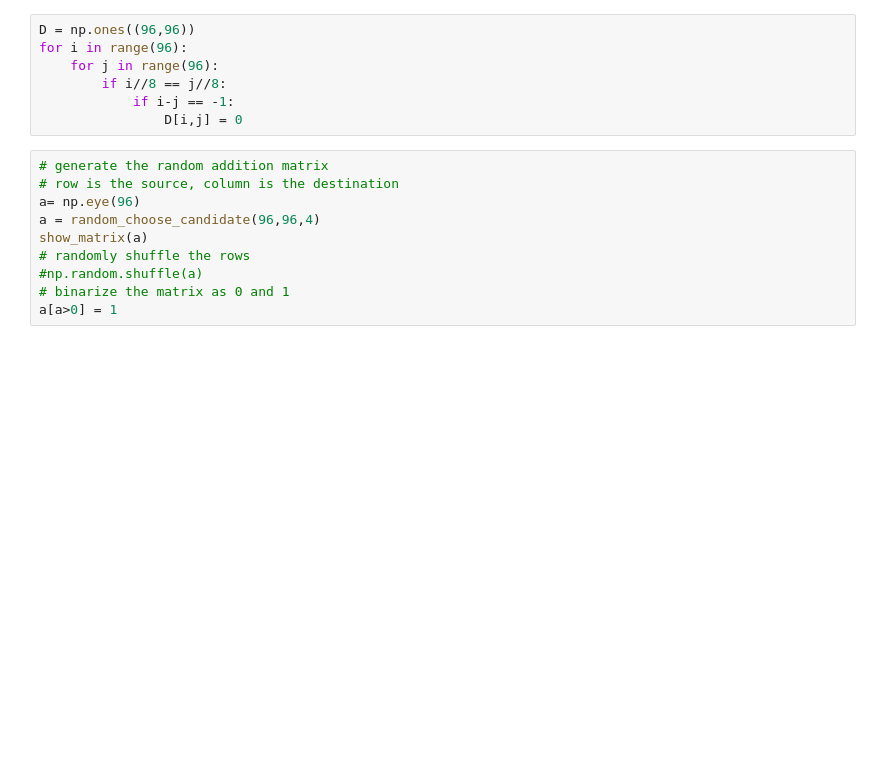
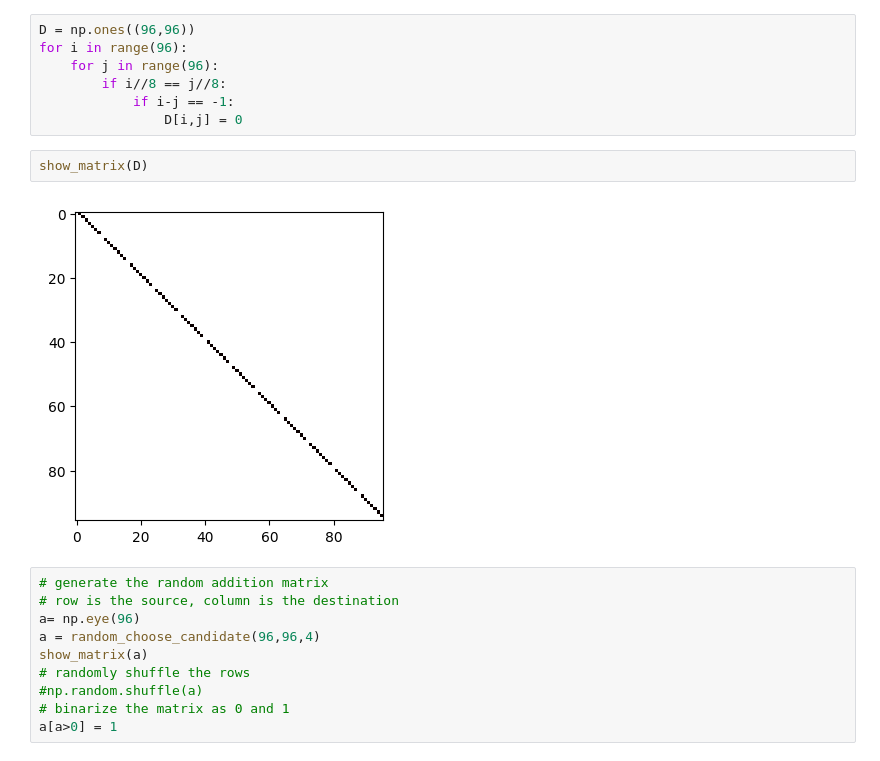
Before and after one commit to wuRoy/CVRP_pipette_scheduling, a Jupyter notebook: notebooks/VRP_scheduling.ipynb, the cells around one changed output. Drawn from its saved outputs; the diff is of its cells as text; blank space fills up the shorter version.

```diff
--- a/notebooks/VRP_scheduling.ipynb
+++ b/notebooks/VRP_scheduling.ipynb
@@ -20,6 +18,10 @@ for i in range(96):
         if i//8 == j//8:
             if i-j == -1:
                 D[i,j] = 0
+# %%
+show_matrix(D)
+# %% [output]
+[figure, added]
 # %%
 # generate the random addition matrix
 # row is the source, column is the destination
```
Also changed, not shown: parts of 9 cells of this notebook, 6 other files.
